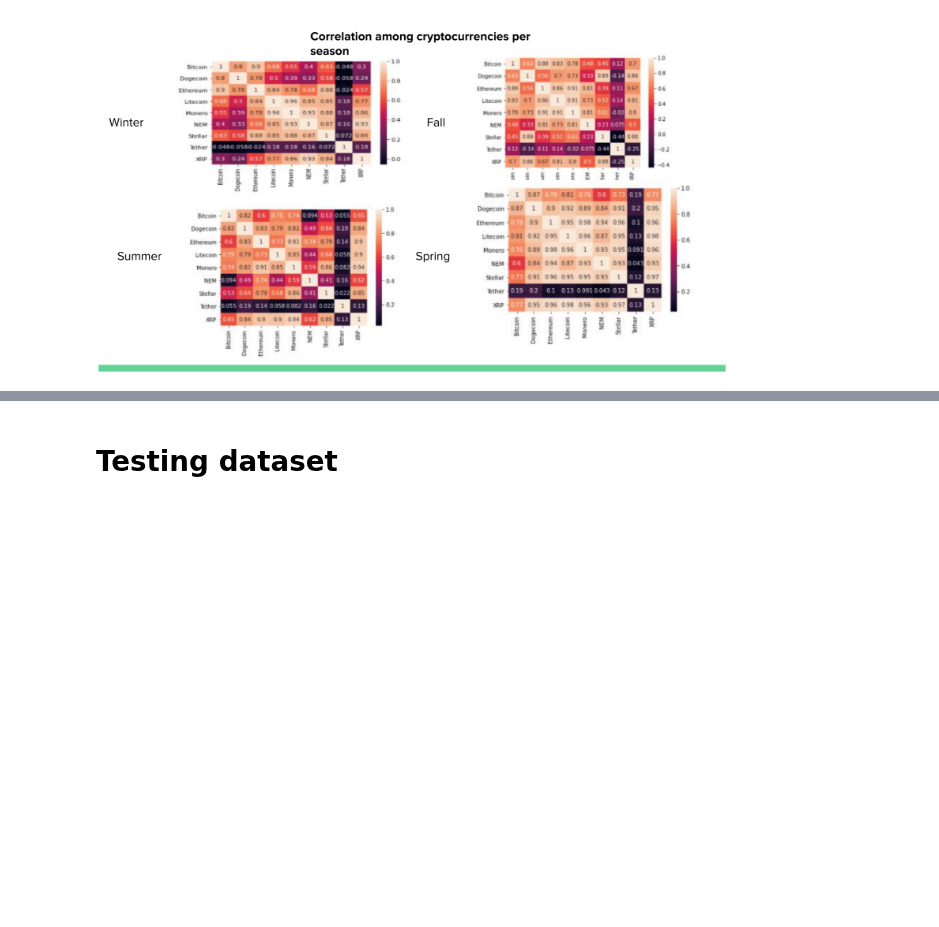
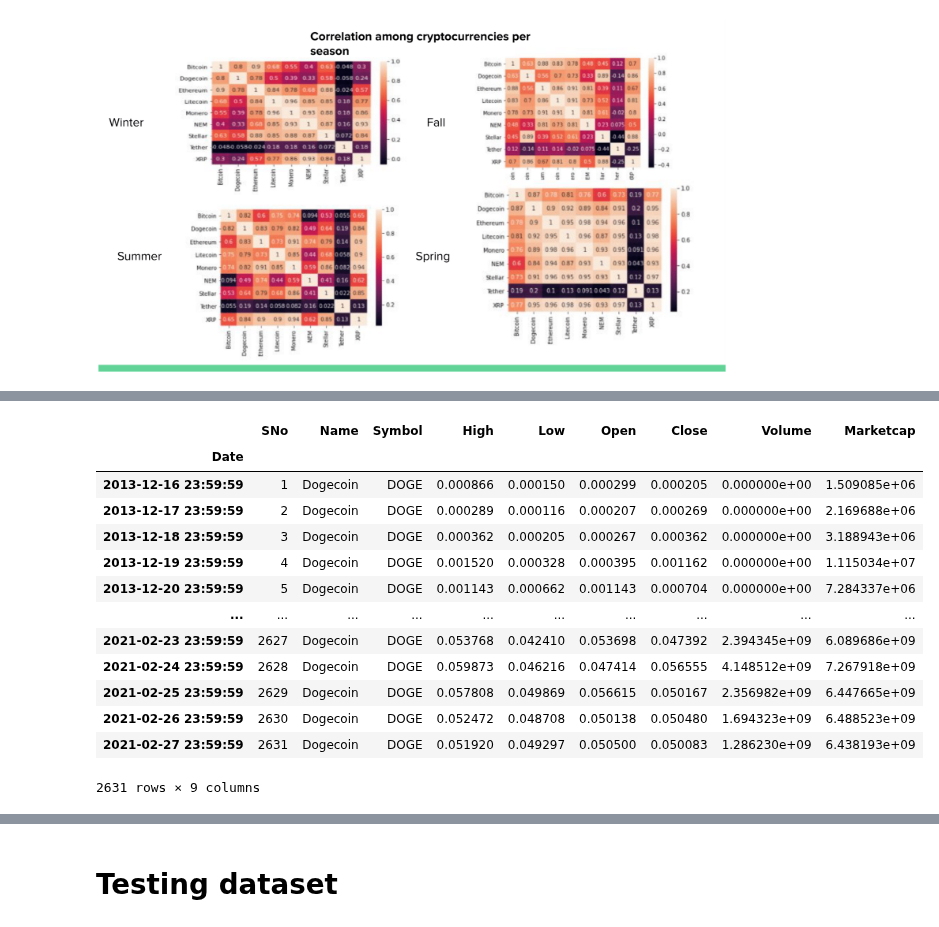
Before and after one commit to DSEI21000-S21/project-altcoinpriceprediction, a Jupyter notebook: amicha/dogecoin_test.ipynb, the cells around one changed output, grey strips where cells are left out. Cells and saved outputs as stored; diff of their text form; code cells hidden in the pictures; blank space fills up the shorter version.

```diff
--- a/amicha/dogecoin_test.ipynb
+++ b/amicha/dogecoin_test.ipynb
@@ -91,3 +92,22 @@ len(df)
+# %%
+path = '../data\cryptocurrencypricehistory\coin_Dogecoin.csv'
+data = pd.read_csv(path).set_index('Date')
+data
+# %% [output]
+|  | SNo | Name | Symbol | High | Low | Open | Close | Volume | Marketcap |
+| Date |  |  |  |  |  |  |  |  |  |
+| 2013-12-16 23:59:59 | 1 | Dogecoin | DOGE | 0.000866 | 0.000150 | 0.000299 | 0.000205 | 0.000000e+00 | 1.509085e+06 |
+| 2013-12-17 23:59:59 | 2 | Dogecoin | DOGE | 0.000289 | 0.000116 | 0.000207 | 0.000269 | 0.000000e+00 | 2.169688e+06 |
+| 2013-12-18 23:59:59 | 3 | Dogecoin | DOGE | 0.000362 | 0.000205 | 0.000267 | 0.000362 | 0.000000e+00 | 3.188943e+06 |
+| 2013-12-19 23:59:59 | 4 | Dogecoin | DOGE | 0.001520 | 0.000328 | 0.000395 | 0.001162 | 0.000000e+00 | 1.115034e+07 |
+| 2013-12-20 23:59:59 | 5 | Dogecoin | DOGE | 0.001143 | 0.000662 | 0.001143 | 0.000704 | 0.000000e+00 | 7.284337e+06 |
+| ... | ... | ... | ... | ... | ... | ... | ... | ... | ... |
+| 2021-02-23 23:59:59 | 2627 | Dogecoin | DOGE | 0.053768 | 0.042410 | 0.053698 | 0.047392 | 2.394345e+09 | 6.089686e+09 |
+| 2021-02-24 23:59:59 | 2628 | Dogecoin | DOGE | 0.059873 | 0.046216 | 0.047414 | 0.056555 | 4.148512e+09 | 7.267918e+09 |
+| 2021-02-25 23:59:59 | 2629 | Dogecoin | DOGE | 0.057808 | 0.049869 | 0.056615 | 0.050167 | 2.356982e+09 | 6.447665e+09 |
+| 2021-02-26 23:59:59 | 2630 | Dogecoin | DOGE | 0.052472 | 0.048708 | 0.050138 | 0.050480 | 1.694323e+09 | 6.488523e+09 |
+| 2021-02-27 23:59:59 | 2631 | Dogecoin | DOGE | 0.051920 | 0.049297 | 0.050500 | 0.050083 | 1.286230e+09 | 6.438193e+09 |
+2631 rows × 9 columns
 # %%
 import matplotlib.pyplot as plt
 
```
Also changed, not shown: parts of 7 cells of this notebook, 3 other files.
